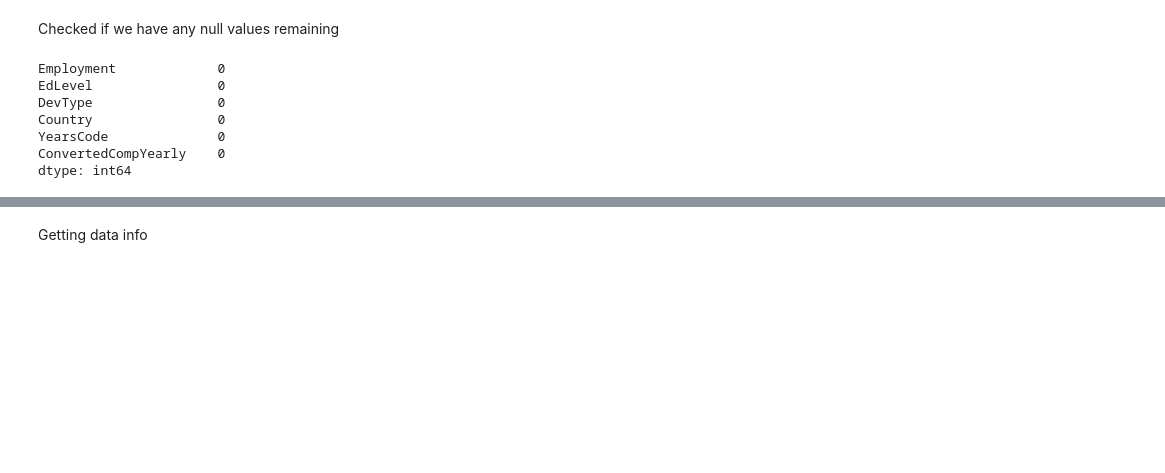
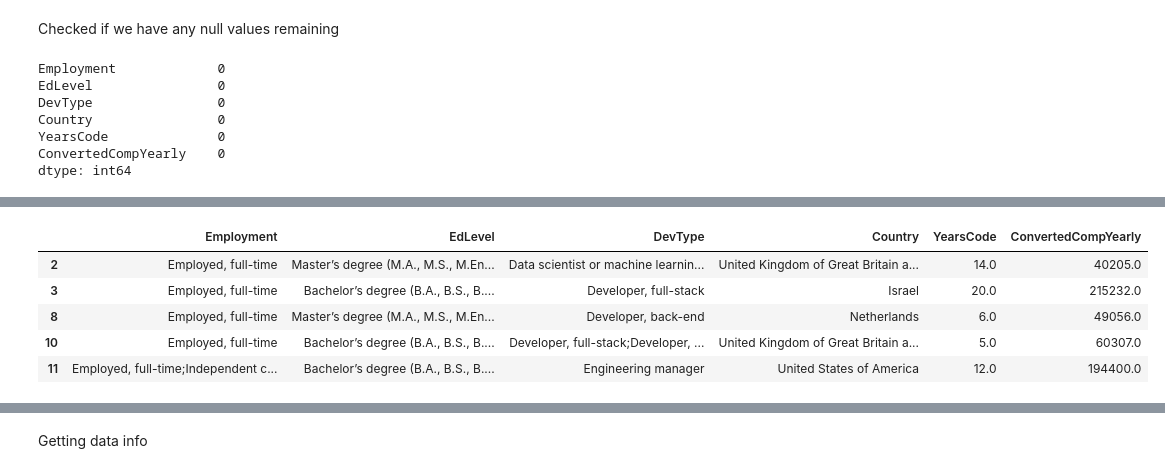
Before and after one commit to IT4063c-Spring23/final-project-dthapa1, a Jupyter notebook: source.ipynb, the cells around one changed output, grey strips where cells are left out. Saved outputs shown, nothing was run; the diff lists cells and outputs as text; code cells hidden in the pictures; blank space fills up the shorter version.

```diff
--- a/source.ipynb
+++ b/source.ipynb
@@ -121,0 +155,10 @@ dtype: int64
+# %%
+new_df.dropna(inplace=True)
+new_df.head()
+# %% [output]
+|  | Employment | EdLevel | DevType | Country | YearsCode | ConvertedCompYearly |
+| 2 | Employed, full-time | Master’s degree (M.A., M.S., M.En... | Data scientist or machine learnin... | United Kingdom of Great Britain a... | 14.0 | 40205.0 |
+| 3 | Employed, full-time | Bachelor’s degree (B.A., B.S., B.... | Developer, full-stack | Israel | 20.0 | 215232.0 |
+| 8 | Employed, full-time | Master’s degree (M.A., M.S., M.En... | Developer, back-end | Netherlands | 6.0 | 49056.0 |
+| 10 | Employed, full-time | Bachelor’s degree (B.A., B.S., B.... | Developer, full-stack;Developer, ... | United Kingdom of Great Britain a... | 5.0 | 60307.0 |
+| 11 | Employed, full-time;Independent c... | Bachelor’s degree (B.A., B.S., B.... | Engineering manager | United States of America | 12.0 | 194400.0 |
```
Also changed, not shown: parts of 9 cells of this notebook.
